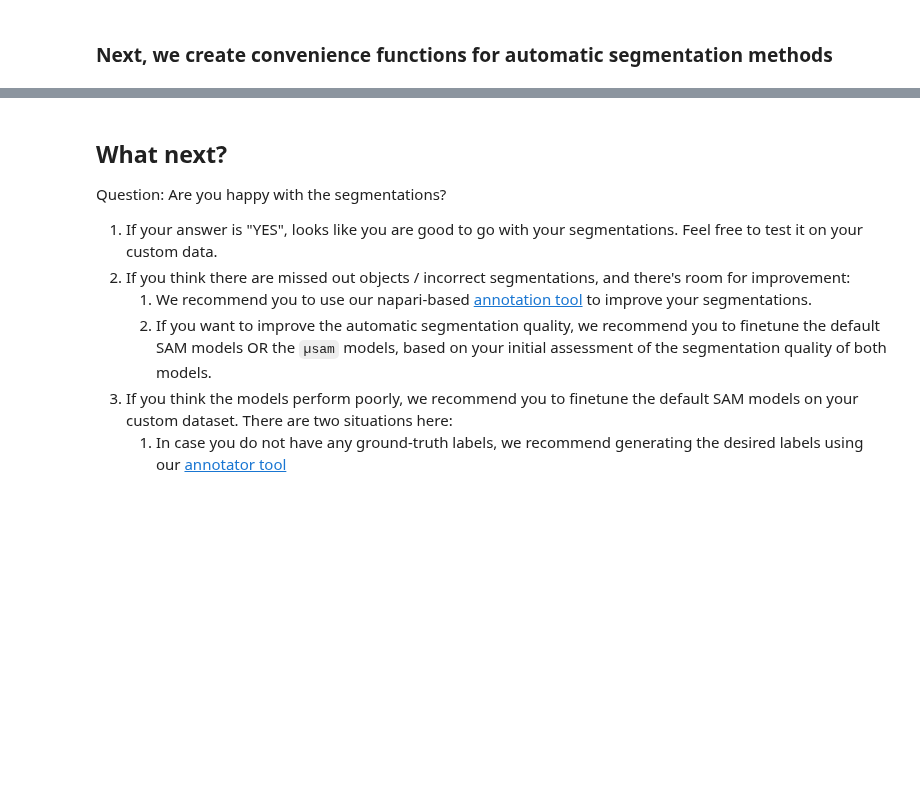
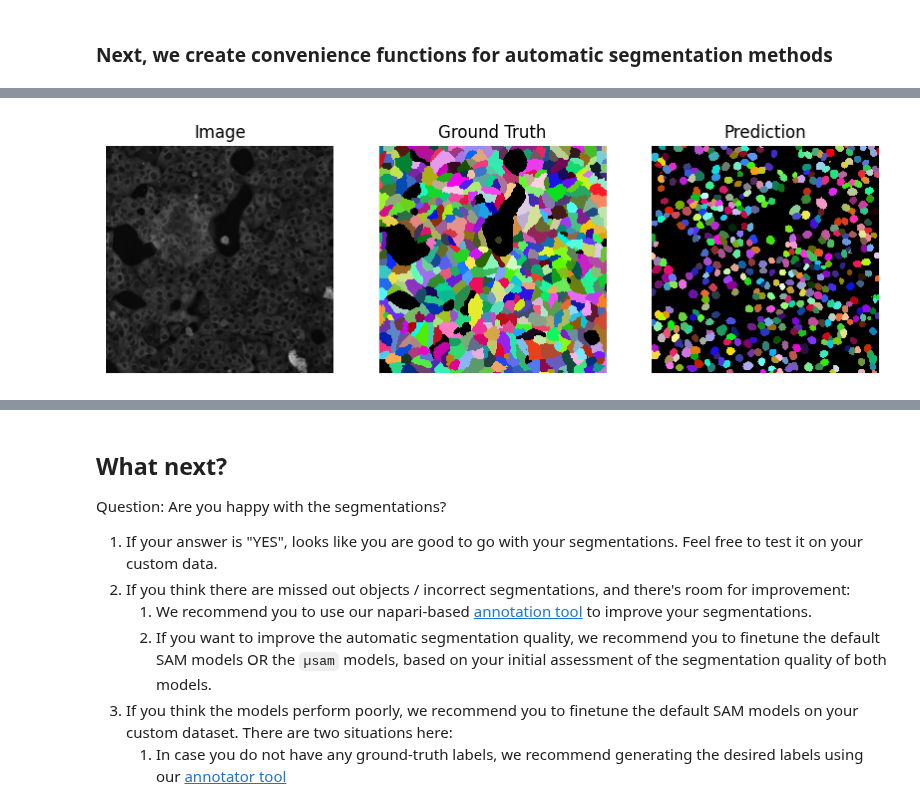
Before and after one commit to computational-cell-analytics/micro-sam, a Jupyter notebook: notebooks/automatic_segmentation.ipynb, the cells around one changed output, grey strips where cells are left out. Cells and saved outputs as stored; diff of their text form; code cells hidden in the pictures; blank space fills up the shorter version.

```diff
--- a/notebooks/automatic_segmentation.ipynb
+++ b/notebooks/automatic_segmentation.ipynb
@@ -246,0 +266,17 @@ def run_automatic_mask_generation(
+# %%
+model_choice = "vit_b_lm"
+
+for sample_path in sample_paths:
+    with h5py.File(sample_path, "r") as f:
+        raw = f["raw/serum_IgG/s0"][:]
+        labels = f["labels/cells/s0"][:]
+
+    # NOTE: If you have large images, we recommend using tiling for automatic segmentation.
+    # eg. for a training patch size of (512, 512), you can provide the following example combination:
+    # 'tile_shape=(384, 384). halo=(64, 64)' for running automatic segmentation over tiles.
+    prediction = run_automatic_instance_segmentation(raw, ndim=2, model_type=model_choice)
+
+    plot_samples(image=raw, gt=labels, segmentation=prediction)
+
+    break  # comment this out in case you want to visualize all images
+# %% [output]
@@ -246,0 +285 @@ def run_automatic_mask_generation(
+[figure, added]
```
Also changed, not shown: parts of 36 cells of this notebook, 2 other files.
